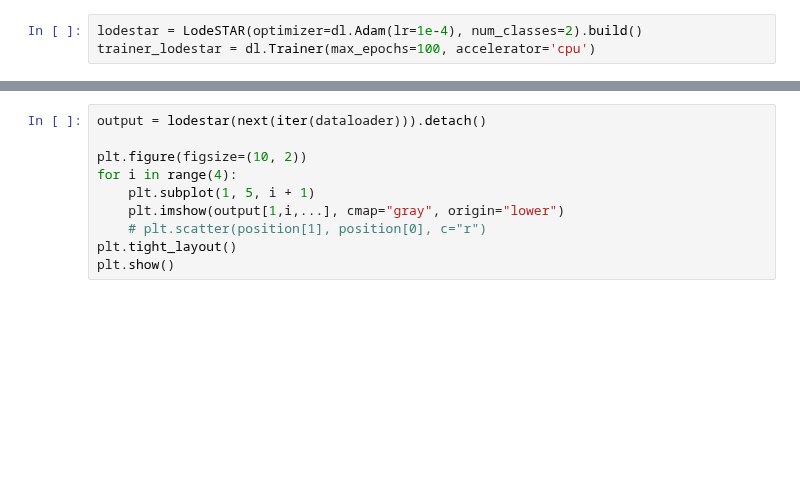
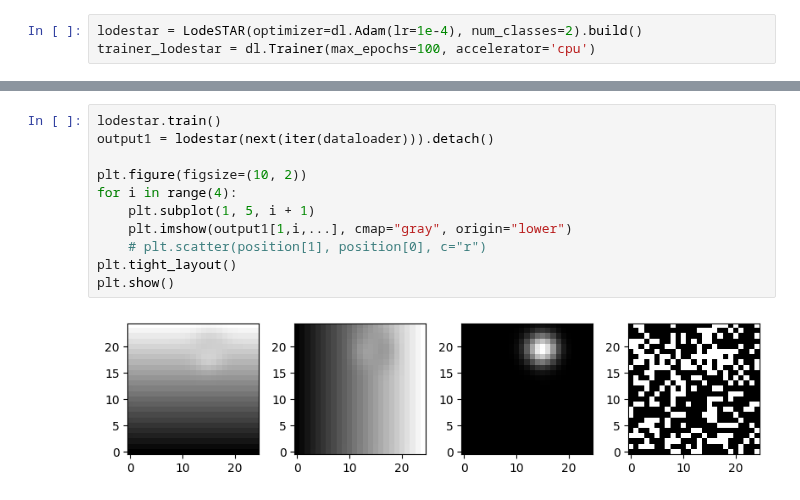
Before and after one commit to cmanzo/TFM_LodeSTAR, a Jupyter notebook: lodestar2.ipynb, the cells around one changed output, grey strips where cells are left out. Saved outputs shown, nothing was run; the diff lists cells and outputs as text; blank space fills up the shorter version.

```diff
--- a/lodestar2.ipynb
+++ b/lodestar2.ipynb
@@ -399,13 +459,16 @@ trainer_lodestar.fit(lodestar, dataloader)
 # %%
-output = lodestar(next(iter(dataloader))).detach()
+lodestar.train()
+output1 = lodestar(next(iter(dataloader))).detach()
 
 plt.figure(figsize=(10, 2))
 for i in range(4):
 	plt.subplot(1, 5, i + 1)
-	plt.imshow(output[1,i,...], cmap="gray", origin="lower")
+	plt.imshow(output1[1,i,...], cmap="gray", origin="lower")
 	# plt.scatter(position[1], position[0], c="r")
 plt.tight_layout()
 plt.show()
+# %% [output]
+[figure, added]
 # %%
 test_dataloader = DataLoader(test_dataset, batch_size=8, shuffle=True)
 lodestar.eval()
```
Also changed, not shown: parts of 6 cells of this notebook.
